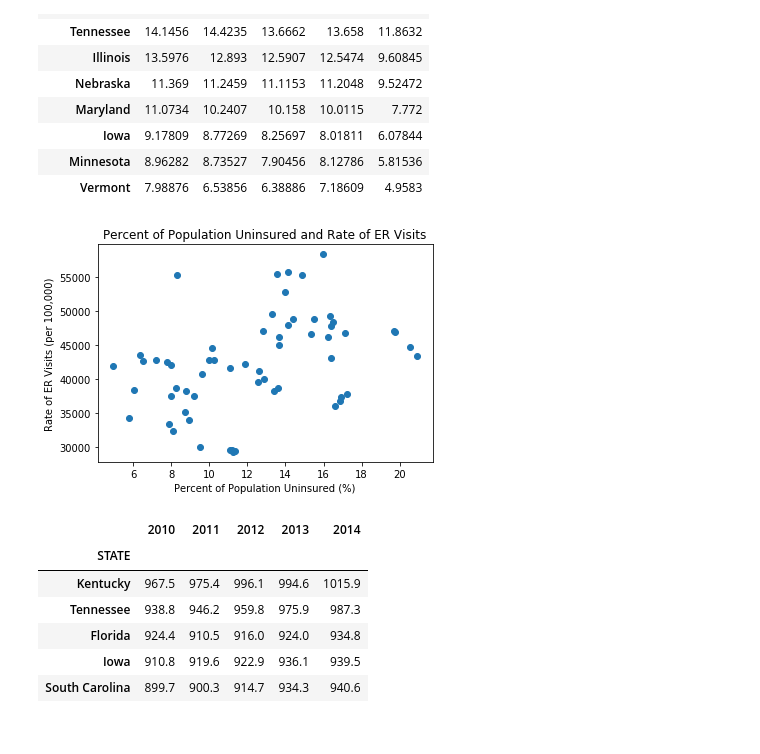
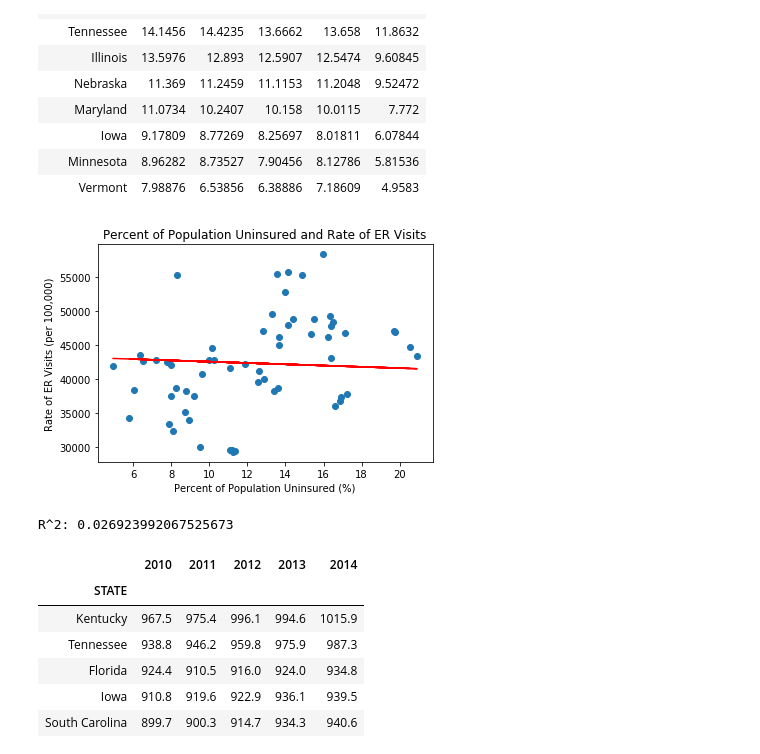
Before and after one commit to TJL30308/DREAM_Project, a Jupyter notebook: ER_Visits_Analysis.ipynb, the cells around one changed output. Drawn from its saved outputs; the diff is of its cells as text; code cells hidden in the pictures.

Commit message:
Added visualizations.

```diff
--- a/ER_Visits_Analysis.ipynb
+++ b/ER_Visits_Analysis.ipynb
@@ -249,19 +249,26 @@ uninsured_rate.sort_values(by = 2010, ascending = False)
 # %%
 # plot rate of ER visits to percent of population uninsured and calculate regression
 
-x_values = uninsured_rate[[2010, 2011, 2012, 2013, 2014]]
-y_values = ER_visits_rate[[2010, 2011, 2012, 2013, 2014]]
+column_years = [2010, 2011, 2012, 2013, 2014]
 
-# slope, intercept, rvalue = linregress(x_values.astype(float), y_values.astype(float))
+x_values = uninsured_rate[column_years]
+y_values = ER_visits_rate[column_years]
+
+slope, intercept, rvalue, pvalue, stderr = linregress(x_values.astype(float).mean(), y_values.astype(float).mean())
 
 plt.title('Percent of Population Uninsured and Rate of ER Visits')
 plt.ylabel('Rate of ER Visits (per 100,000)')
 plt.xlabel('Percent of Population Uninsured (%)')
 plt.scatter(x_values, y_values)
-plt.savefig('ER_visits_uninsured.png')
+plt.plot(x_values, intercept + slope * x_values, 'r')
+plt.savefig('ER_visits_uninsured_regress.png')
+
 plt.show()
+
+print(f'R^2: {rvalue*rvalue}')
 # %% [output]
-[figure, old version]
+[figure, new version]
+R^2: 0.026923992067525673
 # %%
 mortality_rate = pd.read_csv('Resources/crudemortality.csv')
 mortality_rate = mortality_rate.set_index('STATE')
```
Also changed, not shown: parts of 1 cell of this notebook, 4 other files.
